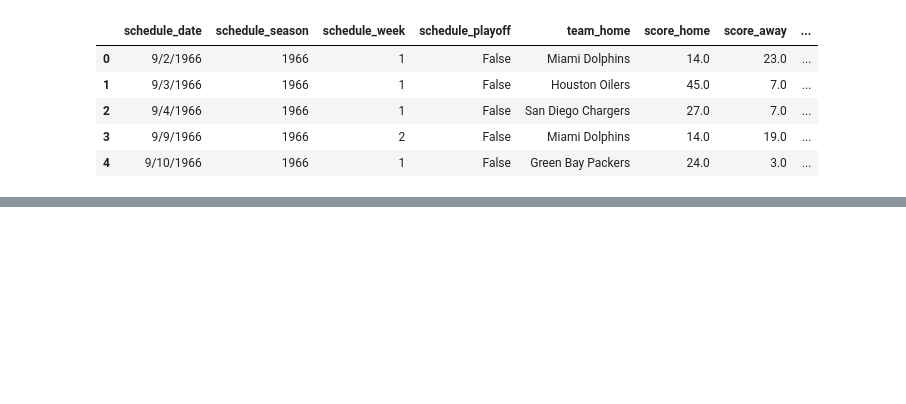
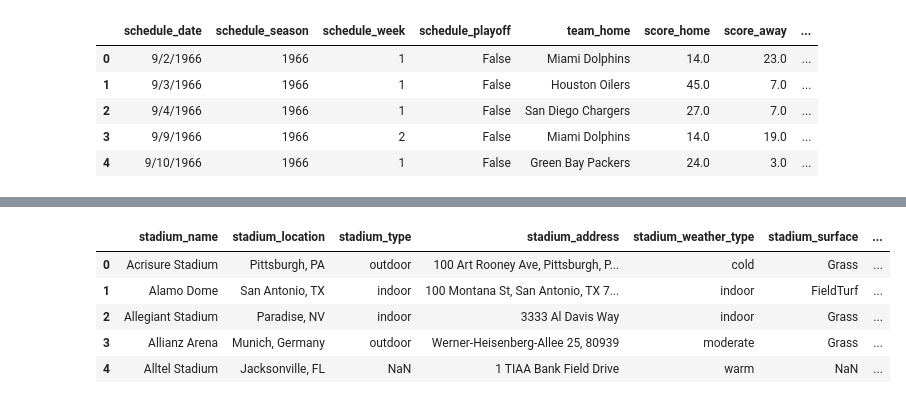
Before and after one commit to RyWheliss96/project_4, a Jupyter notebook: data_manipulation.ipynb, the cells around one changed output, grey strips where cells are left out. Saved outputs shown, nothing was run; the diff lists cells and outputs as text; code cells hidden in the pictures; blank space fills up the shorter version.

```diff
--- a/data_manipulation.ipynb
+++ b/data_manipulation.ipynb
@@ -16,0 +48,11 @@ df_big_data.head()
+# %%
+file_path3 = Path("Data/stadiums.csv")
+df_stadiums = pd.read_csv(file_path3, encoding = 'unicode_escape')
+df_stadiums.head()
+# %% [output]
+|  | stadium_name | stadium_location | stadium_type | stadium_address | stadium_weather_type | stadium_surface | ... |
+| 0 | Acrisure Stadium | Pittsburgh, PA | outdoor | 100 Art Rooney Ave, Pittsburgh, P... | cold | Grass | ... |
+| 1 | Alamo Dome | San Antonio, TX | indoor | 100 Montana St, San Antonio, TX 7... | indoor | FieldTurf | ... |
+| 2 | Allegiant Stadium | Paradise, NV | indoor | 3333 Al Davis Way | indoor | Grass | ... |
+| 3 | Allianz Arena | Munich, Germany | outdoor | Werner-Heisenberg-Allee 25, 80939 | moderate | Grass | ... |
+| 4 | Alltel Stadium | Jacksonville, FL | NaN | 1 TIAA Bank Field Drive | warm | NaN | ... |
```
Also changed, not shown: parts of 9 cells of this notebook, 1 other file.
